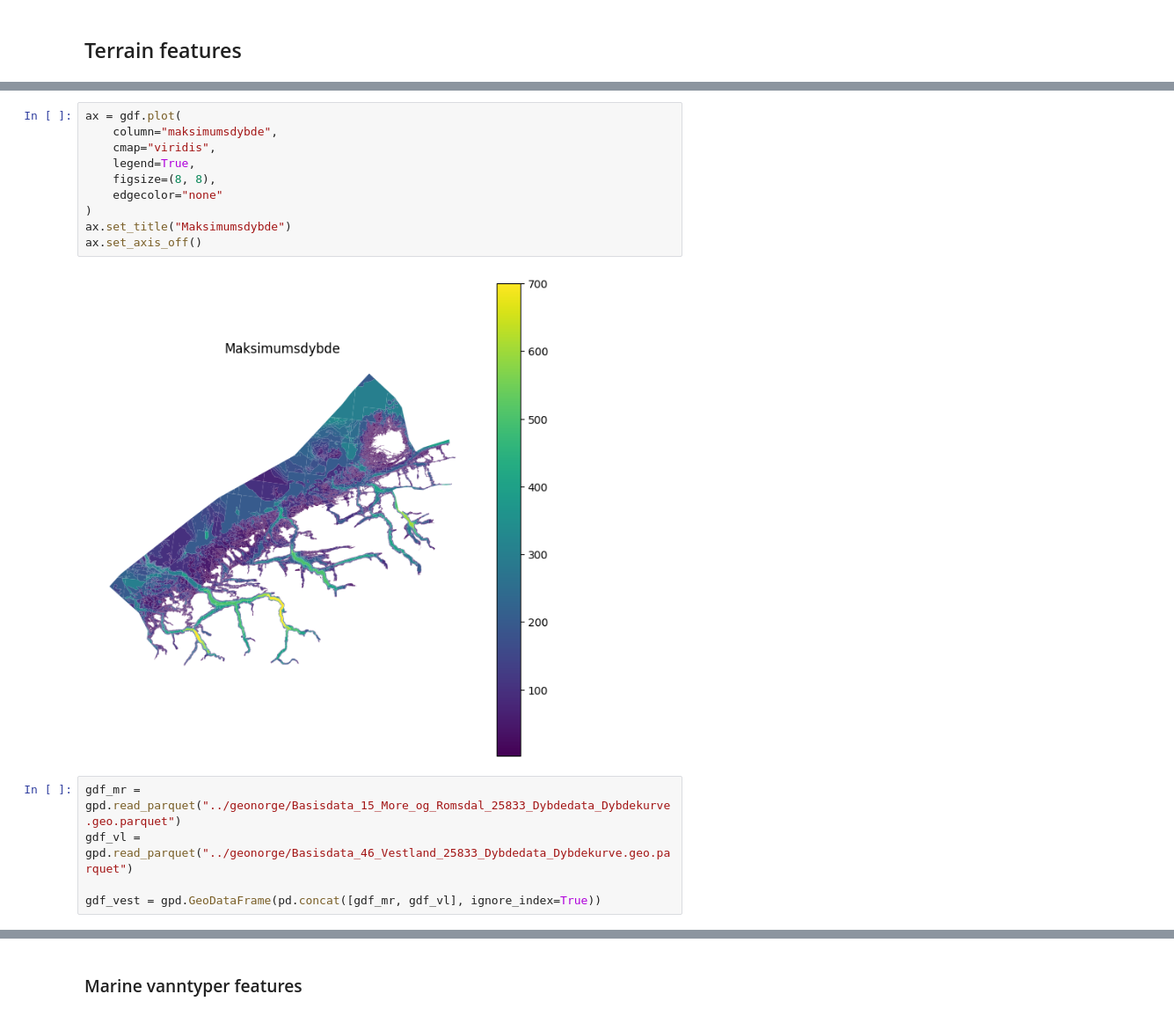
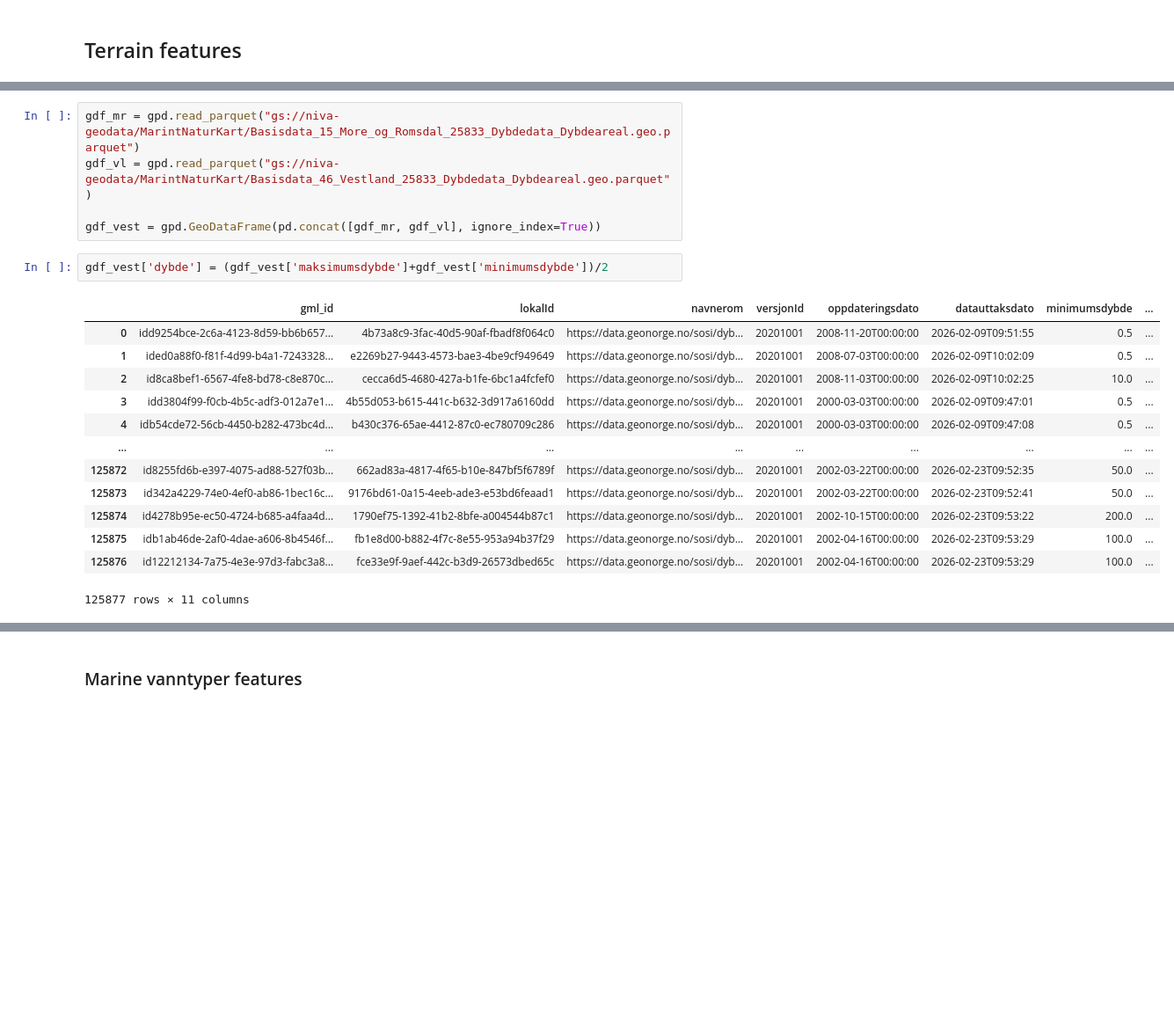
Before and after one commit to NIVANorge/marint-naturkart-niva, a Jupyter notebook: notebooks/02_modelling.ipynb, the cells around one changed output, grey strips where cells are left out. Shown at 88% size. Drawn from its saved outputs; the diff is of its cells as text; blank space fills up the shorter version.

```diff
--- a/notebooks/02_modelling.ipynb
+++ b/notebooks/02_modelling.ipynb
@@ -80,19 +58,23 @@ gdf
-# %%
-ax = gdf.plot(
-    column="maksimumsdybde",
-    cmap="viridis",
-    legend=True,
-    figsize=(8, 8),
-    edgecolor="none"
-)
-ax.set_title("Maksimumsdybde")
-ax.set_axis_off()
-# %% [output]
-[figure, removed]
 # %%
-gdf_mr = gpd.read_parquet("../geonorge/Basisdata_15_More_og_Romsdal_25833_Dybdedata_Dybdekurve.geo.parquet")
-gdf_vl = gpd.read_parquet("../geonorge/Basisdata_46_Vestland_25833_Dybdedata_Dybdekurve.geo.parquet")
+gdf_mr = gpd.read_parquet("gs://niva-geodata/MarintNaturKart/Basisdata_15_More_og_Romsdal_25833_Dybdedata_Dybdeareal.geo.parquet")
+gdf_vl = gpd.read_parquet("gs://niva-geodata/MarintNaturKart/Basisdata_46_Vestland_25833_Dybdedata_Dybdeareal.geo.parquet")
 
 gdf_vest = gpd.GeoDataFrame(pd.concat([gdf_mr, gdf_vl], ignore_index=True))
+# %%
+gdf_vest['dybde'] = (gdf_vest['maksimumsdybde']+gdf_vest['minimumsdybde'])/2
+# %% [output]
+|  | gml_id | lokalId | navnerom | versjonId | oppdateringsdato | datauttaksdato | minimumsdybde | ... |
+| 0 | idd9254bce-2c6a-4123-8d59-bb6b657... | 4b73a8c9-3fac-40d5-90af-fbadf8f064c0 | https://data.geonorge.no/sosi/dyb... | 20201001 | 2008-11-20T00:00:00 | 2026-02-09T09:51:55 | 0.5 | ... |
+| 1 | ided0a88f0-f81f-4d99-b4a1-7243328... | e2269b27-9443-4573-bae3-4be9cf949649 | https://data.geonorge.no/sosi/dyb... | 20201001 | 2008-07-03T00:00:00 | 2026-02-09T10:02:09 | 0.5 | ... |
+| 2 | id8ca8bef1-6567-4fe8-bd78-c8e870c... | cecca6d5-4680-427a-b1fe-6bc1a4fcfef0 | https://data.geonorge.no/sosi/dyb... | 20201001 | 2008-11-03T00:00:00 | 2026-02-09T10:02:25 | 10.0 | ... |
+| 3 | idd3804f99-f0cb-4b5c-adf3-012a7e1... | 4b55d053-b615-441c-b632-3d917a6160dd | https://data.geonorge.no/sosi/dyb... | 20201001 | 2000-03-03T00:00:00 | 2026-02-09T09:47:01 | 0.5 | ... |
+| 4 | idb54cde72-56cb-4450-b282-473bc4d... | b430c376-65ae-4412-87c0-ec780709c286 | https://data.geonorge.no/sosi/dyb... | 20201001 | 2000-03-03T00:00:00 | 2026-02-09T09:47:08 | 0.5 | ... |
+| ... | ... | ... | ... | ... | ... | ... | ... | ... |
+| 125872 | id8255fd6b-e397-4075-ad88-527f03b... | 662ad83a-4817-4f65-b10e-847bf5f6789f | https://data.geonorge.no/sosi/dyb... | 20201001 | 2002-03-22T00:00:00 | 2026-02-23T09:52:35 | 50.0 | ... |
+| 125873 | id342a4229-74e0-4ef0-ab86-1bec16c... | 9176bd61-0a15-4eeb-ade3-e53bd6feaad1 | https://data.geonorge.no/sosi/dyb... | 20201001 | 2002-03-22T00:00:00 | 2026-02-23T09:52:41 | 50.0 | ... |
+| 125874 | id4278b95e-ec50-4724-b685-a4faa4d... | 1790ef75-1392-41b2-8bfe-a004544b87c1 | https://data.geonorge.no/sosi/dyb... | 20201001 | 2002-10-15T00:00:00 | 2026-02-23T09:53:22 | 200.0 | ... |
+| 125875 | idb1ab46de-2af0-4dae-a606-8b4546f... | fb1e8d00-b882-4f7c-8e55-953a94b37f29 | https://data.geonorge.no/sosi/dyb... | 20201001 | 2002-04-16T00:00:00 | 2026-02-23T09:53:29 | 100.0 | ... |
+| 125876 | id12212134-7a75-4e3e-97d3-fabc3a8... | fce33e9f-9aef-442c-b3d9-26573dbed65c | https://data.geonorge.no/sosi/dyb... | 20201001 | 2002-04-16T00:00:00 | 2026-02-23T09:53:29 | 100.0 | ... |
+125877 rows × 11 columns
 # %%
 
```
Also changed, not shown: parts of 14 cells of this notebook.
